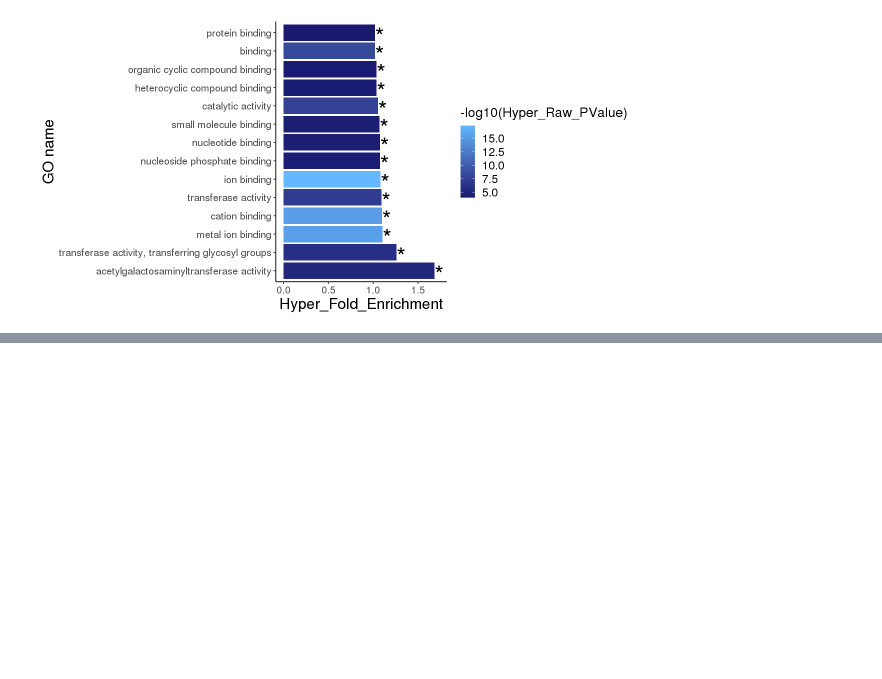
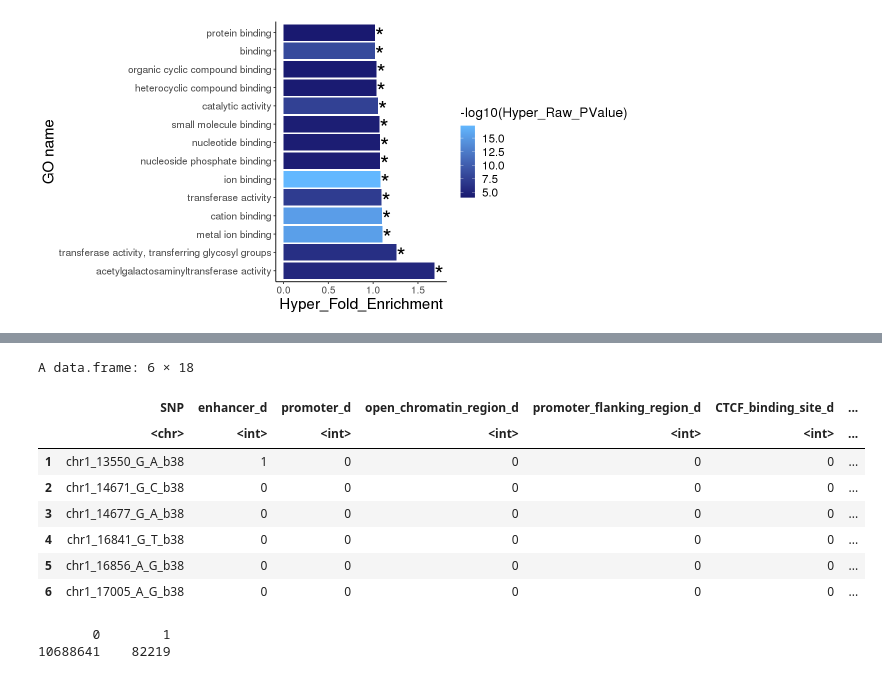
Before and after one commit to gandallab/devBrain_xQTL, a Jupyter notebook: code/04-QTL/cis-eQTL/functional_enrichment.ipynb, the cells around one changed output, grey strips where cells are left out. Drawn from its saved outputs; the diff is of its cells as text; code cells hidden in the pictures; blank space fills up the shorter version.

```diff
--- a/code/04-QTL/cis-eQTL/functional_enrichment.ipynb
+++ b/code/04-QTL/cis-eQTL/functional_enrichment.ipynb
@@ -119,0 +205,17 @@ table(brain$V3)
+# %%
+head(gtex)
+# %% [output]
+A data.frame: 6 × 18
+|  | SNP | enhancer_d | promoter_d | open_chromatin_region_d | promoter_flanking_region_d | CTCF_binding_site_d | ... |
+|  | <chr> | <int> | <int> | <int> | <int> | <int> | ... |
+| 1 | chr1_13550_G_A_b38 | 1 | 0 | 0 | 0 | 0 | ... |
+| 2 | chr1_14671_G_C_b38 | 0 | 0 | 0 | 0 | 0 | ... |
+| 3 | chr1_14677_G_A_b38 | 0 | 0 | 0 | 0 | 0 | ... |
+| 4 | chr1_16841_G_T_b38 | 0 | 0 | 0 | 0 | 0 | ... |
+| 5 | chr1_16856_A_G_b38 | 0 | 0 | 0 | 0 | 0 | ... |
+| 6 | chr1_17005_A_G_b38 | 0 | 0 | 0 | 0 | 0 | ... |
+# %%
+table(gtex$enhancer_d)
+# %% [output]
+       0        1
+10688641    82219
```
Also changed, not shown: parts of 14 cells of this notebook, 17 other files.
